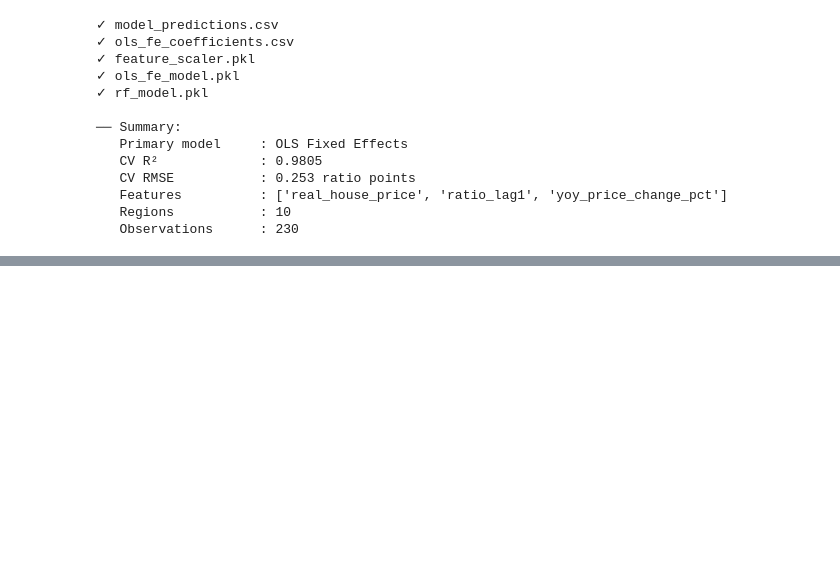
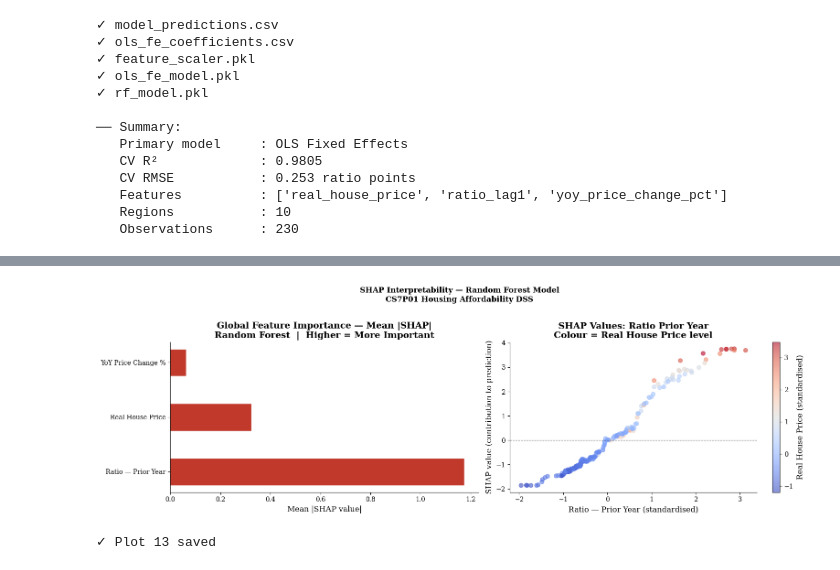
Before and after one commit to koinchsushan/houseAffordabilityDSS, a Jupyter notebook: notebooks/03_models.ipynb, the cells around one changed output, grey strips where cells are left out. Drawn from its saved outputs; the diff is of its cells as text; code cells hidden in the pictures; blank space fills up the shorter version.

Commit message:
Modelling complete — OLS, RF, SHAP, convergent validity confirmed, 5 plots

```diff
--- a/notebooks/03_models.ipynb
+++ b/notebooks/03_models.ipynb
@@ -587,0 +632,56 @@ print(f"""
+# %%
+# ── Plot 13: SHAP Summary Plot ────────────────────────────────
+
+label_map = {
+    'real_house_price':      'Real House Price',
+    'ratio_lag1':            'Ratio — Prior Year',
+    'yoy_price_change_pct':  'YoY Price Change %'
+}
+
+fig, axes = plt.subplots(1, 2, figsize=(16, 5))
+
+# Panel 1: Mean absolute SHAP — bar chart
+mean_shap_plot = mean_shap.rename(index=label_map)
+axes[0].barh(
+    mean_shap_plot.index,
+    mean_shap_plot.values,
+    color='#C0392B', edgecolor='white', height=0.5
+)
+axes[0].set_title(
+    'Global Feature Importance — Mean |SHAP|\n'
+    'Random Forest  |  Higher = More Important',
+    fontweight='bold'
+)
+axes[0].set_xlabel('Mean |SHAP value|')
+axes[0].axvline(x=0, color='black', linewidth=0.5)
+
+# Panel 2: SHAP vs feature value scatter for ratio_lag1
+sc = axes[1].scatter(
+    X_scaled['ratio_lag1'],
+    shap_df['ratio_lag1'],
+    c=X_scaled['real_house_price'],
+    cmap='coolwarm', alpha=0.6, s=40
+)
+plt.colorbar(sc, ax=axes[1], label='Real House Price (standardised)')
+axes[1].axhline(y=0, color='black', linestyle='--', linewidth=0.8)
+axes[1].set_title(
+    'SHAP Values: Ratio Prior Year\n'
+    'Colour = Real House Price level',
+    fontweight='bold'
+)
+axes[1].set_xlabel('Ratio — Prior Year (standardised)')
+axes[1].set_ylabel('SHAP value (contribution to prediction)')
+
+plt.suptitle(
+    'SHAP Interpretability — Random Forest Model\n'
+    'CS7P01 Housing Affordability DSS',
+    fontweight='bold', y=1.02
+)
+plt.tight_layout()
+plt.savefig(PROCESSED + 'plot13_shap_summary.png',
+            dpi=150, bbox_inches='tight')
+plt.show()
+print("✓ Plot 13 saved")
+# %% [output]
+[figure, added]
+✓ Plot 13 saved
```
Also changed, not shown: parts of 3 cells of this notebook.
